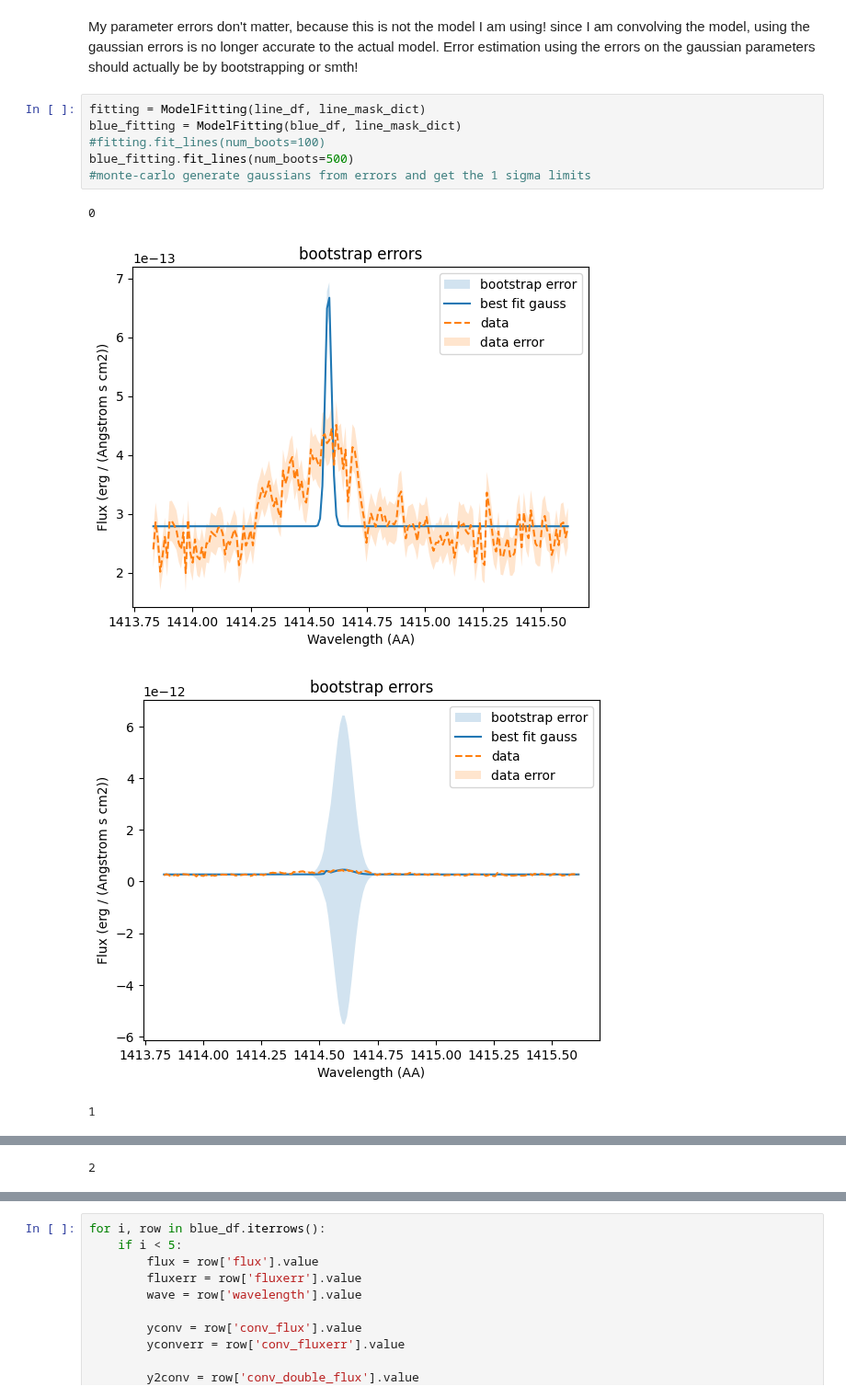
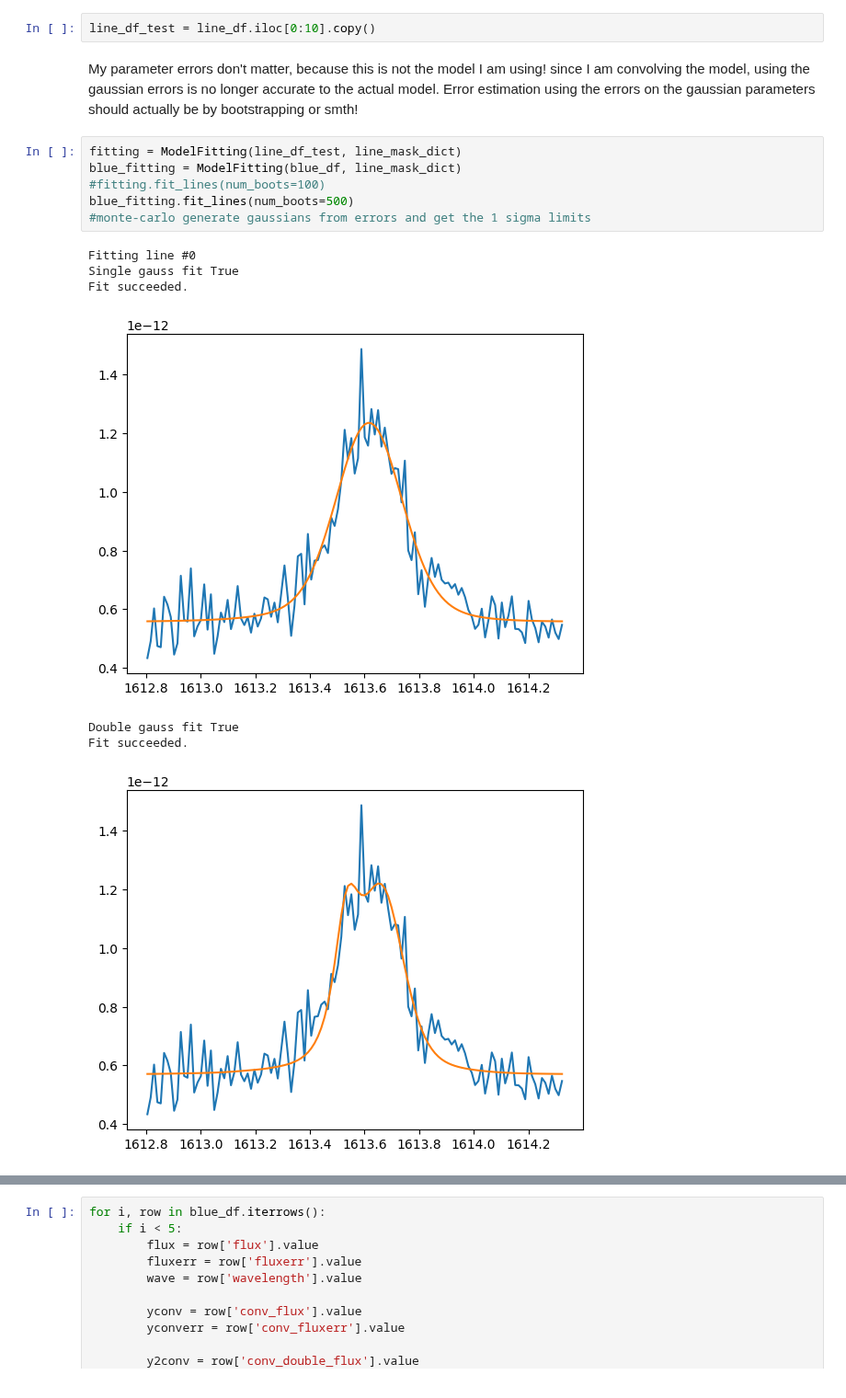
Before and after one commit to PK0207/scripts_by_me, a Jupyter notebook: research24/ru_lupi_empirical.ipynb, the cells around one changed output, grey strips where cells are left out. Shown at 92% size. Drawn from its saved outputs; the diff is of its cells as text.

```diff
--- a/research24/ru_lupi_empirical.ipynb
+++ b/research24/ru_lupi_empirical.ipynb
@@ -1137,13 +1205,18 @@ line_mask_dict = {
+# %%
+line_df_test = line_df.iloc[0:10].copy()
 # %% [markdown]
 My parameter errors don't matter, because this is not the model I am using! since I am convolving the model, using the gaussian errors is no longer accurate to the actual model. Error estimation using the errors on the gaussian parameters should actually be by bootstrapping or smth!
 # %%
-fitting = ModelFitting(line_df, line_mask_dict)
+fitting = ModelFitting(line_df_test, line_mask_dict)
 blue_fitting = ModelFitting(blue_df, line_mask_dict)
 #fitting.fit_lines(num_boots=100)
 blue_fitting.fit_lines(num_boots=500)
 #monte-carlo generate gaussians from errors and get the 1 sigma limits
 # %% [output]
-0
+Fitting line #0
+Single gauss fit True
+Fit succeeded.
-[figure, old version]
+[figure, new version]
+Double gauss fit True
+Fit succeeded.
-[figure, old version]
+[figure, new version]
-1
@@ -1152 +1229,0 @@ blue_fitting.fit_lines(num_boots=500)
-2
```
Also changed, not shown: parts of 6 cells of this notebook.
